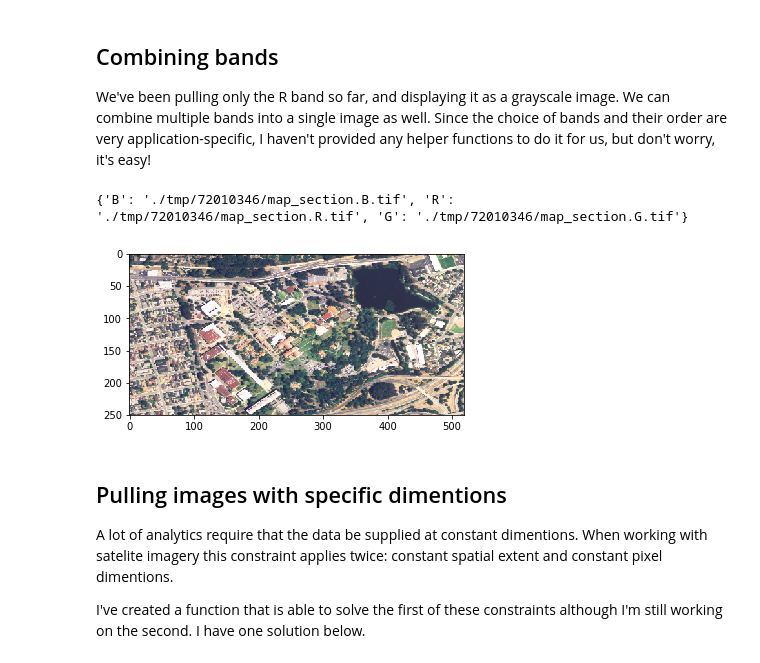
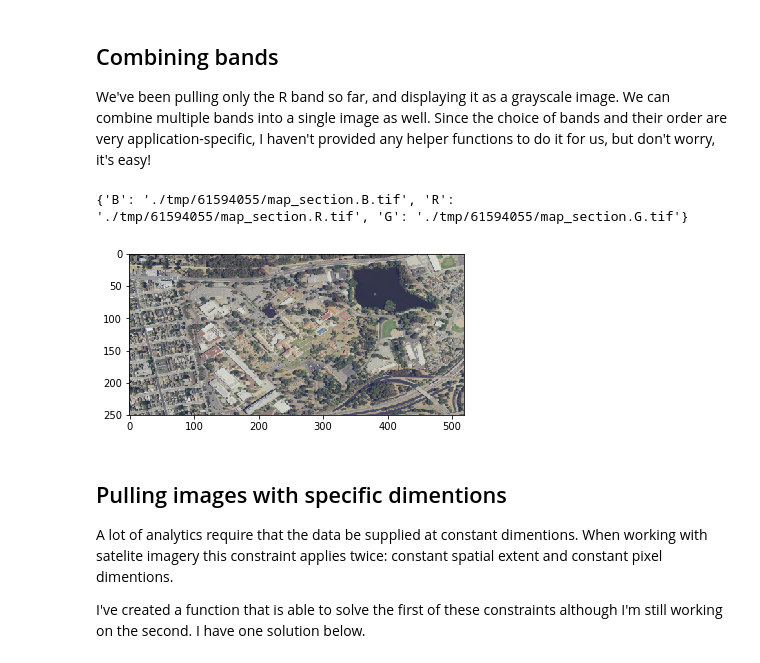
Before and after one commit to jldowns/google_earth_engine_notebook, a Jupyter notebook: notebook/1-Intro_to_GE.ipynb, the cells around one changed output. Saved outputs shown, nothing was run; the diff lists cells and outputs as text; code cells hidden in the pictures.

```diff
--- a/notebook/hello_ge.ipynb
+++ b/notebook/1-Intro_to_GE.ipynb
@@ -93,7 +101,7 @@ We'll try to load the most recent imagery first, then compare it with the older
 # image size that will result. (Pulling too large of an image will often result in error/failure.)
 # Note that this is very rough estimate and has some projection issues right now.
 estimated_size = estimate_image_size_at_resolution(nps_bounds, 5)
-print "At 5 meters/pixel, nps_bounds meaures", estimated_size
+print "At 5 meters/pixel, nps_bounds measures", estimated_size
 
 # Load the most recent imagery
 print "Imagery of NPS, taken at 2016-07-12"
@@ -102,15 +110,8 @@ tiles = img_at_region(new_monterey_collection, 5, 'R', nps_bounds)
 plt.imshow(tiles['R'], cmap='gray'); plt.show()
 
 # It looks like the imagery from that day only includes part of our FOV.
-# Let's also include the second-most recent image, and let Google fuse them together.
-print "Requesting images from 2016-06-19 and 2016-07-12"
-new_monterey_collection = monterey_collection.filter(ee.Filter.date('2016-06-19', '2016-07-12'))
-tiles_combined = img_at_region(new_monterey_collection, 5, 'R', nps_bounds)
-plt.imshow(tiles_combined['R'], cmap='gray'); plt.show()
-
-
-# Oops, the end date is exclusive (the range won't include the actual date.)
-# Lets just add a day to the end date so it gets included.
+# Let's also include the second-most recent image, and let Google fuse them together. (Remember,
+# the second date in the range is exclusive.)
 print "Fusing images from 2016-06-19 and 2016-07-12 by specifying the range 2016-06-19 - 2016-07-13"
 new_monterey_collection = monterey_collection.filter(ee.Filter.date('2016-06-19', '2016-07-13'))
 tiles_combined = img_at_region(new_monterey_collection, 5, 'R', nps_bounds)
@@ -118,7 +119,7 @@ plt.imshow(tiles_combined['R'], cmap='gray'); plt.show()
 
 # Let's compare this with the earliest snapshots.
 print "Imagery from 2005"
-old_monterey_collection = monterey_collection.filter(ee.Filter.date('2005-06-13'))
+old_monterey_collection = monterey_collection.filter(ee.Filter.date('2005-01-01', '2006-01-01'))
 tiles_combined = img_at_region(old_monterey_collection, 5, 'R', nps_bounds)
 plt.imshow(tiles_combined['R'], cmap='gray'); plt.show()
 # %% [output]
@@ -142,20 +140,20 @@ We've been pulling only the R band so far, and displaying it as a grayscale imag
 # %%
 # We'll import numpy to help with the matrix operations.
 import numpy as np
 
 # Let's download the bands in the visible spectrum.
-tiles = img_at_region(monterey_collection, 3, ['R','G', 'B'], nps_bounds)
+tiles = img_at_region(new_monterey_collection, 3, ['R','G', 'B'], nps_bounds)
 
 # Numpy can stack 2 dimentional images in a 3rd dimention using the command dstack. Note that the output of the command
 # is a numpy array, not a traditional python List. This is a detail that won't affect us here but might trip you
 # up if your script calls List specific functions like len().
 img = np.dstack((tiles['R'], tiles['G'], tiles['B']))
 
 # We plot it the same way, but the cmap parameter is uneccessary since matplotlib will use true colors.
 plt.imshow(img); plt.show()
 # %% [output]
-{'B': './tmp/72010346/map_section.B.tif', 'R': './tmp/72010346/map_section.R.tif', 'G': './tmp/72010346/map_section.G.tif'}
+{'B': './tmp/61594055/map_section.B.tif', 'R': './tmp/61594055/map_section.R.tif', 'G': './tmp/61594055/map_section.G.tif'}
-[figure, old version]
+[figure, new version]
 # %% [markdown]
 ## Pulling images with specific dimentions
 
```
Also changed, not shown: parts of 4 cells of this notebook, 5 other files.
